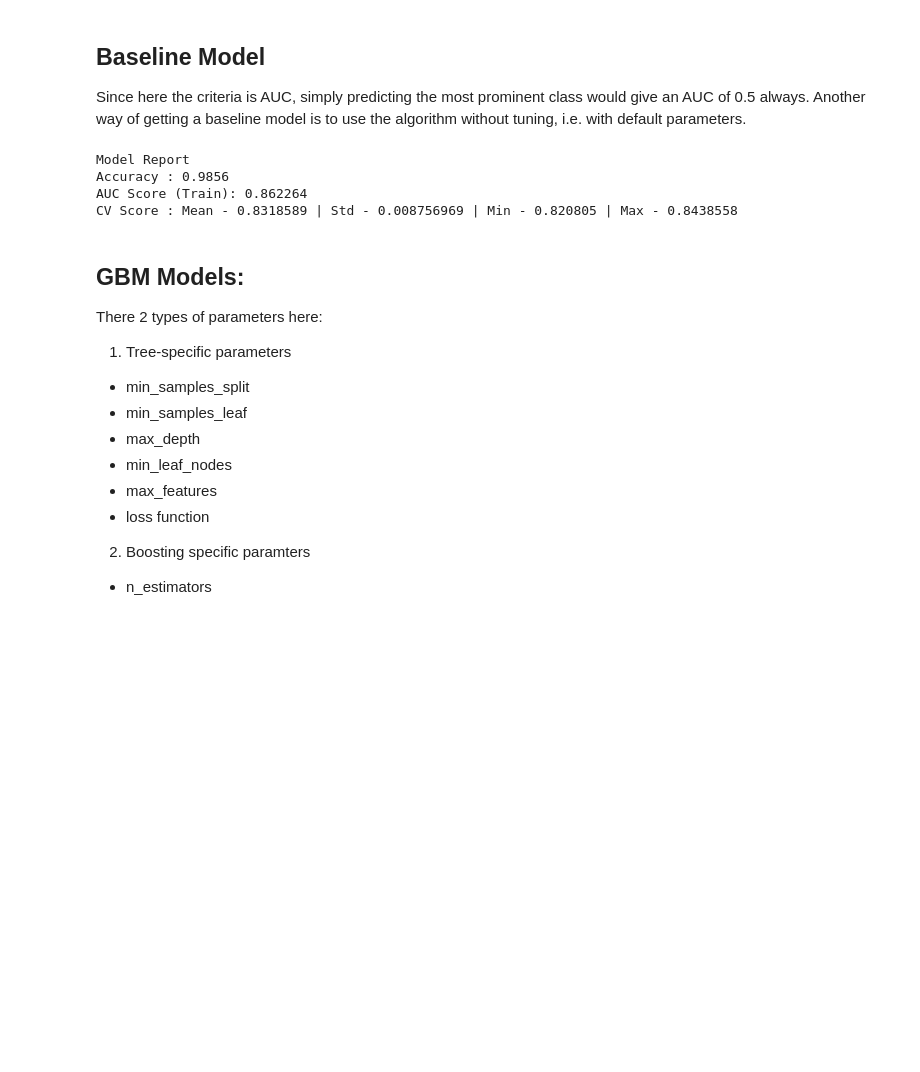
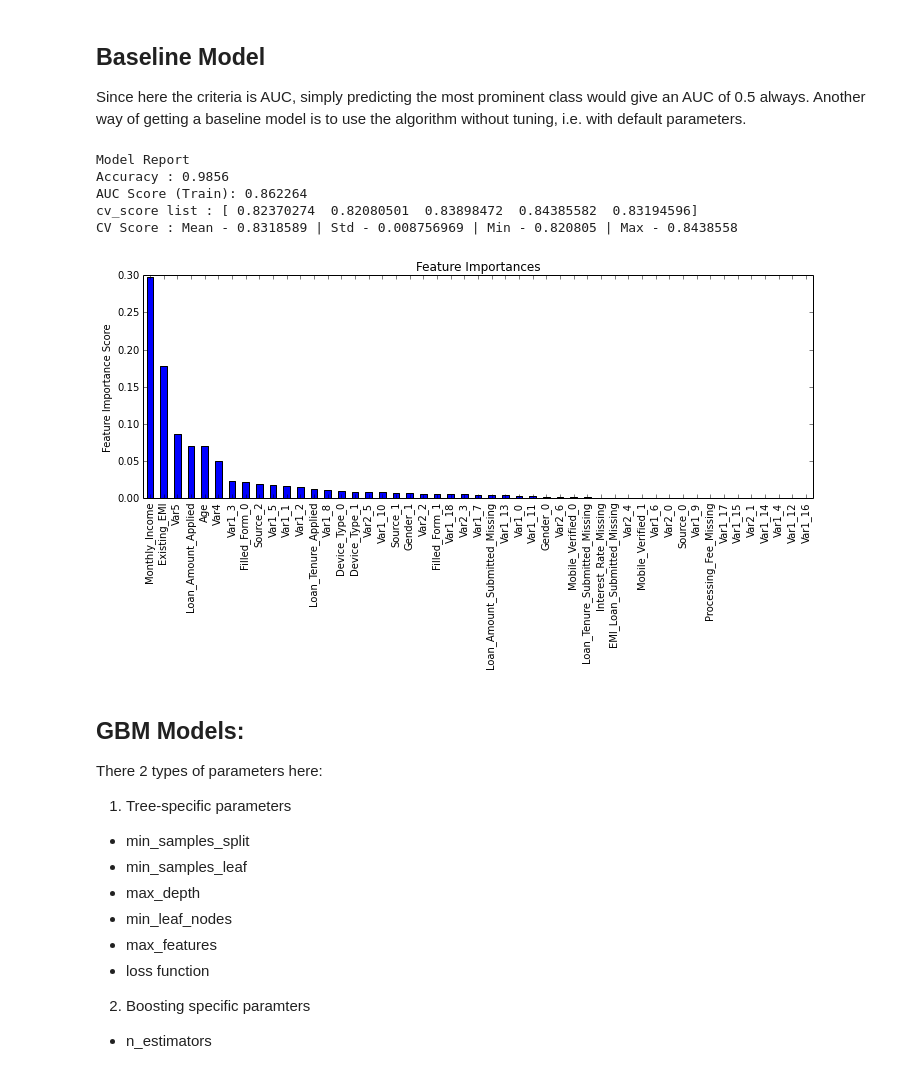
Before and after one commit to abao365/x_code, a Jupyter notebook: tutorial/gbm/gbm_competition/GBM model.ipynb, the cells around one changed output. Saved outputs shown, nothing was run; the diff lists cells and outputs as text; code cells hidden in the pictures; blank space fills up the shorter version.

Commit message:
update gbm model

```diff
--- a/tutorial/gbm/gbm_competition/GBM model.ipynb
+++ b/tutorial/gbm/gbm_competition/GBM model.ipynb
@@ -56,7 +76,7 @@ This function will do the following:
 5. perform CV is performCV is True
 6. plot Feature Importance if printFeatureImportance is True
 # %%
-def modelfit(alg, dtrain, dtest, predictors, performCV=True, printFeatureImportance=True, cv_folds=5):
+def modelfit(alg, dtrain, predictors, performCV=True, printFeatureImportance=True, cv_folds=5):
     #Fit the algorithm on the data
     alg.fit(dtrain[predictors], dtrain['Disbursed'])
 
@@ -74,6 +94,7 @@ def modelfit(alg, dtrain, dtest, predictors, performCV=True, printFeatureImporta
     print "AUC Score (Train): %f" % metrics.roc_auc_score(dtrain['Disbursed'], dtrain_predprob)
 
     if performCV:
+        print "cv_score list :",cv_score
         print "CV Score : Mean - %.7g | Std - %.7g | Min - %.7g | Max - %.7g" % (np.mean(cv_score),np.std(cv_score),np.min(cv_score),np.max(cv_score))
 
     #Print Feature Importance:
@@ -88,13 +109,15 @@ Since here the criteria is AUC, simply predicting the most prominent class would
 # %%
 #Choose all predictors except target & IDcols
 predictors = [x for x in train.columns if x not in [target, IDcol]]
 gbm0 = GradientBoostingClassifier(random_state=10)
-modelfit(gbm0, train, test, predictors,printFeatureImportance=False)
+modelfit(gbm0, train,  predictors,printFeatureImportance=True)
 # %% [output]
 Model Report
 Accuracy : 0.9856
 AUC Score (Train): 0.862264
+cv_score list : [ 0.82370274  0.82080501  0.83898472  0.84385582  0.83194596]
 CV Score : Mean - 0.8318589 | Std - 0.008756969 | Min - 0.820805 | Max - 0.8438558
+[figure, added]
 # %% [markdown]
 ## GBM Models:
 
```
Also changed, not shown: parts of 6 cells of this notebook.
